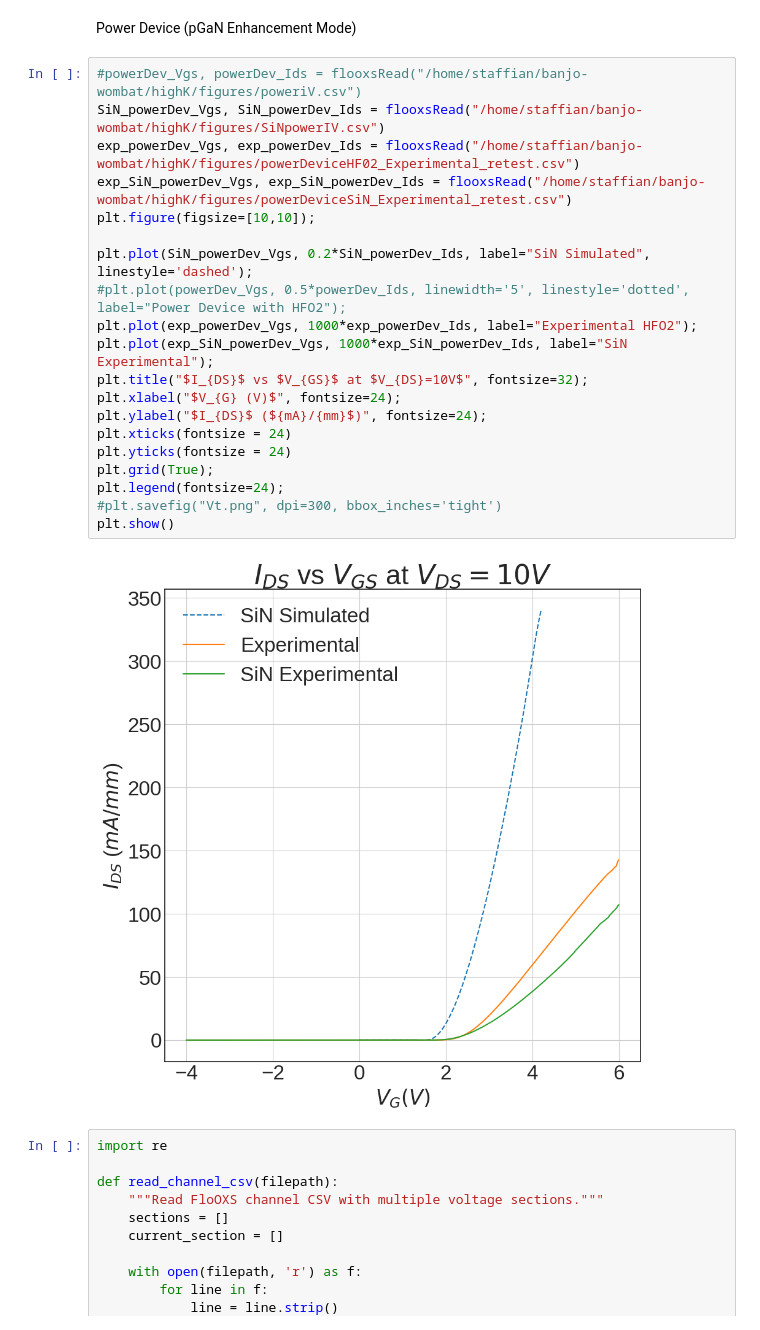
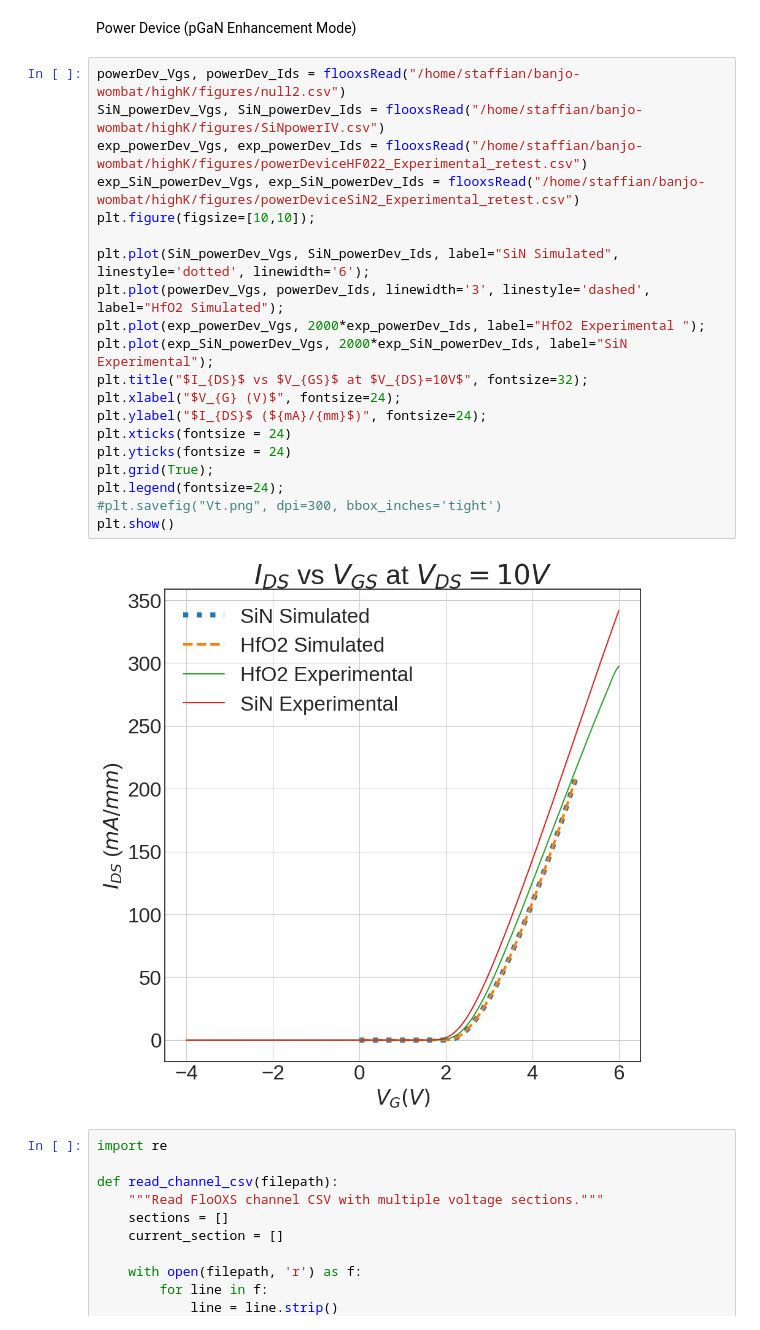
Before and after one commit to IanStafford/banjo-wombat, a Jupyter notebook: highK/figures.ipynb, the cells around one changed output. Saved outputs shown, nothing was run; the diff lists cells and outputs as text.

Commit message:
small power device update

```diff
--- a/highK/figures.ipynb
+++ b/highK/figures.ipynb
@@ -105,27 +106,27 @@ plt.show()
 # %% [markdown]
 Power Device (pGaN Enhancement Mode)
 # %%
-#powerDev_Vgs, powerDev_Ids = flooxsRead("/home/staffian/banjo-wombat/highK/figures/poweriV.csv")
+powerDev_Vgs, powerDev_Ids = flooxsRead("/home/staffian/banjo-wombat/highK/figures/null2.csv")
 SiN_powerDev_Vgs, SiN_powerDev_Ids = flooxsRead("/home/staffian/banjo-wombat/highK/figures/SiNpowerIV.csv")
-exp_powerDev_Vgs, exp_powerDev_Ids = flooxsRead("/home/staffian/banjo-wombat/highK/figures/powerDeviceHF02_Experimental_retest.csv")
-exp_SiN_powerDev_Vgs, exp_SiN_powerDev_Ids = flooxsRead("/home/staffian/banjo-wombat/highK/figures/powerDeviceSiN_Experimental_retest.csv")
+exp_powerDev_Vgs, exp_powerDev_Ids = flooxsRead("/home/staffian/banjo-wombat/highK/figures/powerDeviceHF022_Experimental_retest.csv")
+exp_SiN_powerDev_Vgs, exp_SiN_powerDev_Ids = flooxsRead("/home/staffian/banjo-wombat/highK/figures/powerDeviceSiN2_Experimental_retest.csv")
 plt.figure(figsize=[10,10]);
 
-plt.plot(SiN_powerDev_Vgs, 0.2*SiN_powerDev_Ids, label="SiN Simulated", linestyle='dashed');
-#plt.plot(powerDev_Vgs, 0.5*powerDev_Ids, linewidth='5', linestyle='dotted', label="Power Device with HFO2");
-plt.plot(exp_powerDev_Vgs, 1000*exp_powerDev_Ids, label="Experimental HFO2");
-plt.plot(exp_SiN_powerDev_Vgs, 1000*exp_SiN_powerDev_Ids, label="SiN Experimental");
+plt.plot(SiN_powerDev_Vgs, SiN_powerDev_Ids, label="SiN Simulated", linestyle='dotted', linewidth='6');
+plt.plot(powerDev_Vgs, powerDev_Ids, linewidth='3', linestyle='dashed', label="HfO2 Simulated");
+plt.plot(exp_powerDev_Vgs, 2000*exp_powerDev_Ids, label="HfO2 Experimental ");
+plt.plot(exp_SiN_powerDev_Vgs, 2000*exp_SiN_powerDev_Ids, label="SiN Experimental");
 plt.title("$I_{DS}$ vs $V_{GS}$ at $V_{DS}=10V$", fontsize=32);
 plt.xlabel("$V_{G} (V)$", fontsize=24);
 plt.ylabel("$I_{DS}$ (${mA}/{mm}$)", fontsize=24);
 plt.xticks(fontsize = 24)
 plt.yticks(fontsize = 24)
 plt.grid(True);
 plt.legend(fontsize=24);
 #plt.savefig("Vt.png", dpi=300, bbox_inches='tight')
 plt.show()
 # %% [output]
-[figure, old version]
+[figure, new version]
 # %%
 import re
 
```
Also changed, not shown: parts of 1 cell of this notebook, 9 other files.
